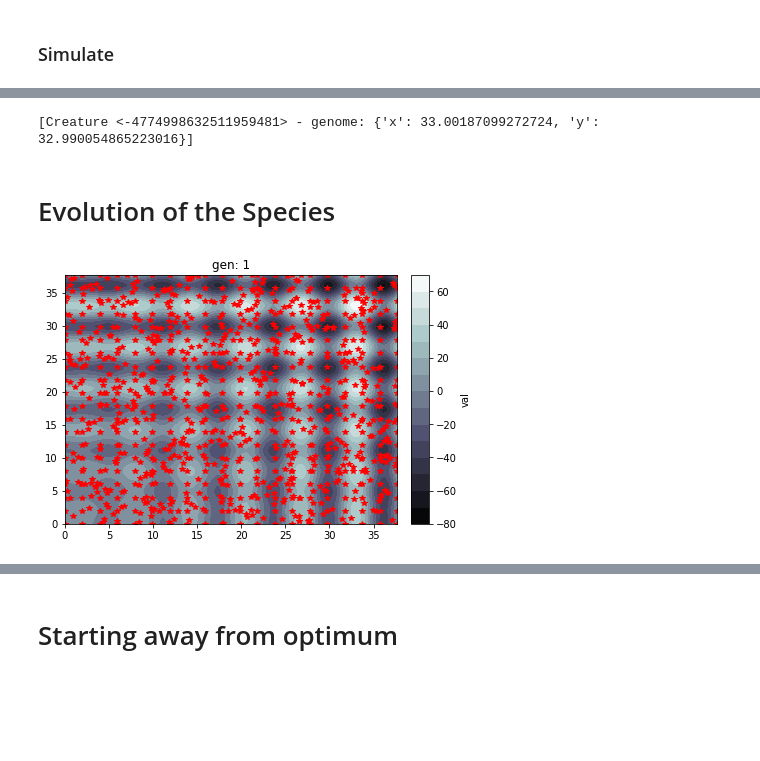
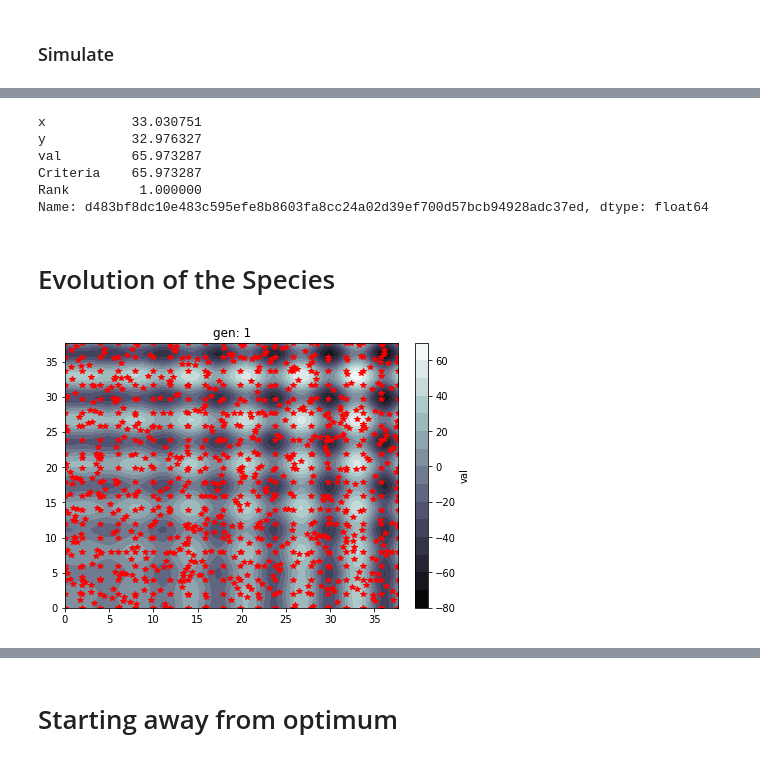
Before and after one commit to vczoni/lamarck, a Jupyter notebook: docs/examples/notebooks/local max.ipynb, the cells around one changed output, grey strips where cells are left out. Saved outputs shown, nothing was run; the diff lists cells and outputs as text; code cells hidden in the pictures; blank space fills up the shorter version.

```diff
--- a/docs/examples/notebooks/local max.ipynb
+++ b/docs/examples/notebooks/local max.ipynb
@@ -73,18 +71,25 @@ optpop = opt.run.single_objective(output='val', objective='max')
-# %%
-optpop.get_creature.best()
-# %% [output]
-[Creature <-4774998632511959481> - genome: {'x': 33.00187099272724, 'y': 32.990054865223016}]
+# %%
+opt.datasets.get_best_criature()
+# %% [output]
+x           33.030751
+y           32.976327
+val         65.973287
+Criteria    65.973287
+Rank         1.000000
+Name: d483bf8dc10e483c595efe8b8603fa8cc24a02d39ef700d57bcb94928adc37ed, dtype: float64
 # %% [markdown]
 # Evolution of the Species
 # %%
 gen = 0
 # %%
-df = optpop.datasets.get_generation_from_history(gen)
 gen += 1
+f = opt.datasets.history.generation == gen
+df = opt.datasets.history[f]
 
 ax.lines = []
 ax.plot(df.x, df.y, 'r*')
 ax.set_title(label=f'gen: {gen}')
+ax.figure.savefig(f'evol_{gen}', bbox_inches='tight')
 ax.figure
 # %% [output]
-[figure, old version]
+[figure, new version]
```
Also changed, not shown: parts of 32 cells of this notebook, 25 other files.
